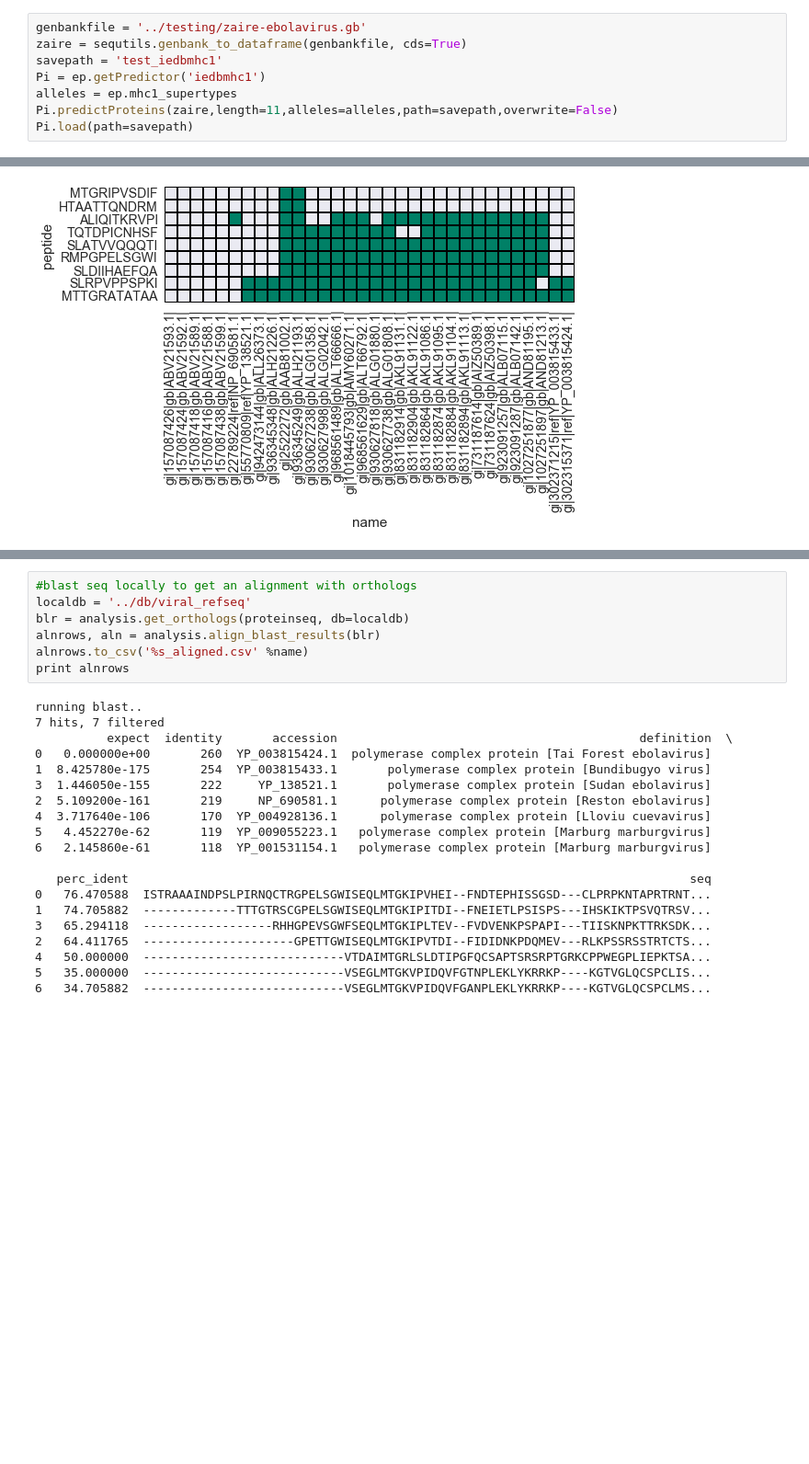
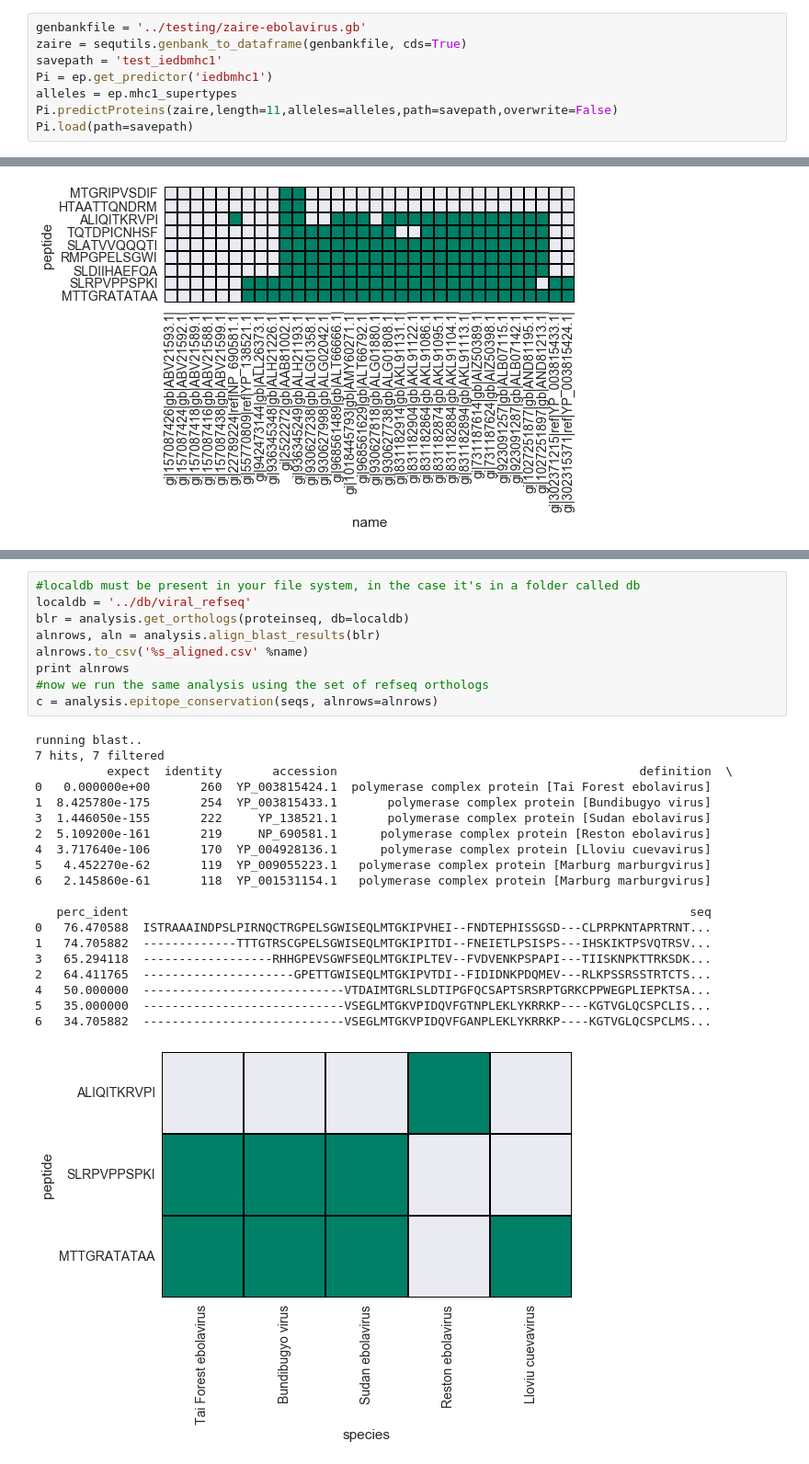
Before and after one commit to dmnfarrell/epitopepredict, a Jupyter notebook: examples/advanced.ipynb, the cells around one changed output, grey strips where cells are left out. Shown at 92% size. Saved outputs shown, nothing was run; the diff lists cells and outputs as text; blank space fills up the shorter version.

```diff
--- a/examples/advanced.ipynb
+++ b/examples/advanced.ipynb
@@ -21,7 +21,7 @@ from epitopepredict import base, sequtils, analysis
 genbankfile = '../testing/zaire-ebolavirus.gb'
 zaire = sequtils.genbank_to_dataframe(genbankfile, cds=True)
 savepath = 'test_iedbmhc1'
-Pi = ep.getPredictor('iedbmhc1')
+Pi = ep.get_predictor('iedbmhc1')
 alleles = ep.mhc1_supertypes
 Pi.predictProteins(zaire,length=11,alleles=alleles,path=savepath,overwrite=False)
 Pi.load(path=savepath)
@@ -131,27 +132,30 @@ c = analysis.epitope_conservation(seqs, alnrows=alnrows)
 # %%
-#blast seq locally to get an alignment with orthologs
+#localdb must be present in your file system, in the case it's in a folder called db
 localdb = '../db/viral_refseq'
 blr = analysis.get_orthologs(proteinseq, db=localdb)
 alnrows, aln = analysis.align_blast_results(blr)
 alnrows.to_csv('%s_aligned.csv' %name)
 print alnrows
+#now we run the same analysis using the set of refseq orthologs
+c = analysis.epitope_conservation(seqs, alnrows=alnrows)
 # %% [output]
 running blast..
 7 hits, 7 filtered
           expect  identity       accession                                          definition  \
 0   0.000000e+00       260  YP_003815424.1  polymerase complex protein [Tai Forest ebolavirus]
 1  8.425780e-175       254  YP_003815433.1       polymerase complex protein [Bundibugyo virus]
 3  1.446050e-155       222     YP_138521.1       polymerase complex protein [Sudan ebolavirus]
 2  5.109200e-161       219     NP_690581.1      polymerase complex protein [Reston ebolavirus]
 4  3.717640e-106       170  YP_004928136.1      polymerase complex protein [Lloviu cuevavirus]
 5   4.452270e-62       119  YP_009055223.1   polymerase complex protein [Marburg marburgvirus]
 6   2.145860e-61       118  YP_001531154.1   polymerase complex protein [Marburg marburgvirus]
 
    perc_ident                                                                              seq
 0   76.470588  ISTRAAAINDPSLPIRNQCTRGPELSGWISEQLMTGKIPVHEI--FNDTEPHISSGSD---CLPRPKNTAPRTRNT...
 1   74.705882  -------------TTTGTRSCGPELSGWISEQLMTGKIPITDI--FNEIETLPSISPS---IHSKIKTPSVQTRSV...
 3   65.294118  ------------------RHHGPEVSGWFSEQLMTGKIPLTEV--FVDVENKPSPAPI---TIISKNPKTTRKSDK...
 2   64.411765  ---------------------GPETTGWISEQLMTGKIPVTDI--FIDIDNKPDQMEV---RLKPSSRSSTRTCTS...
 4   50.000000  ----------------------------VTDAIMTGRLSLDTIPGFQCSAPTSRSRPTGRKCPPWEGPLIEPKTSA...
 5   35.000000  ----------------------------VSEGLMTGKVPIDQVFGTNPLEKLYKRRKP----KGTVGLQCSPCLIS...
 6   34.705882  ----------------------------VSEGLMTGKVPIDQVFGANPLEKLYKRRKP----KGTVGLQCSPCLMS...
+[figure, added]
```
Also changed, not shown: parts of 5 cells of this notebook, 4 other files.
